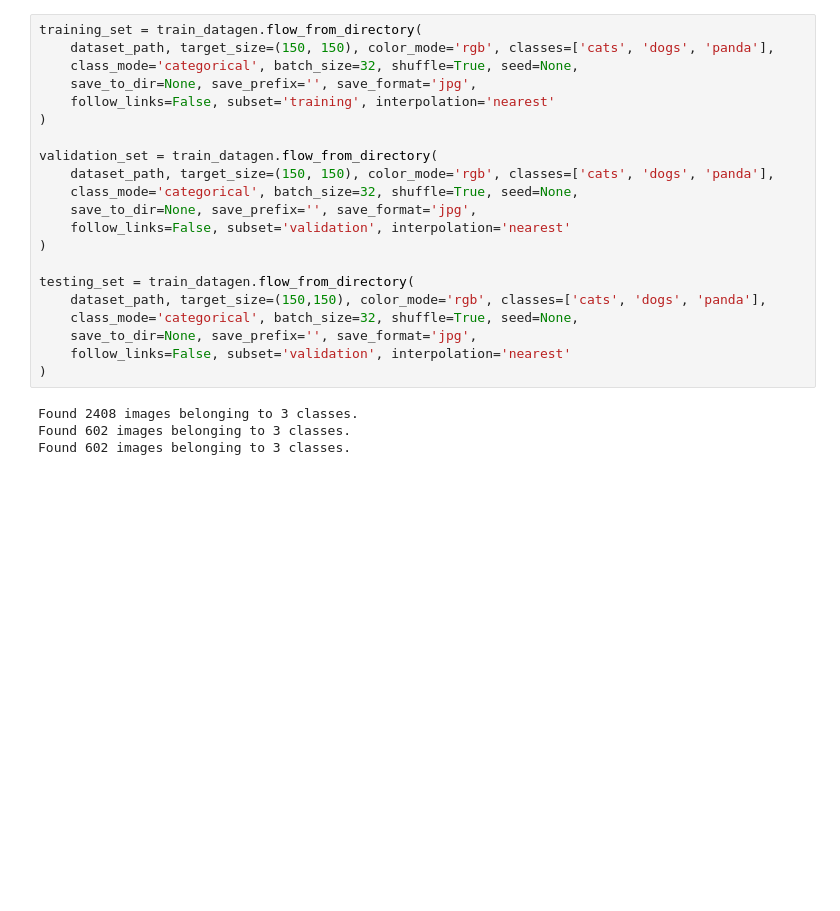
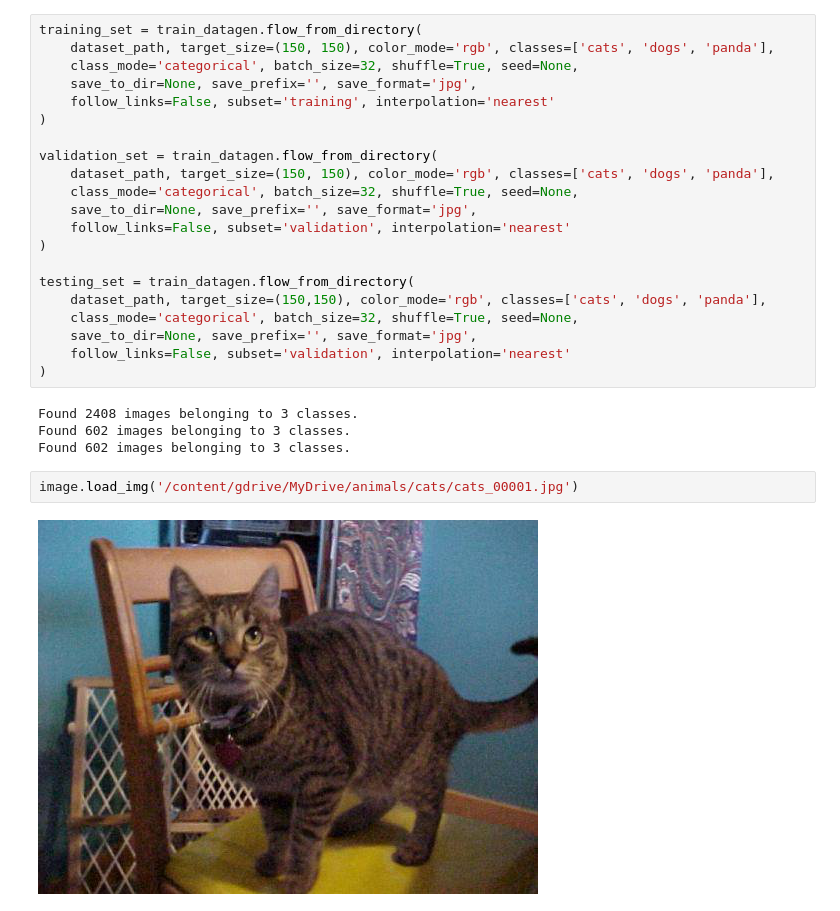
Before and after one commit to sampaiootiagoo/Etapa-Trainee-IEE-CIS, a Jupyter notebook: periodo5.ipynb, the cells around one changed output. Cells and saved outputs as stored; diff of their text form; blank space fills up the shorter version.

```diff
--- a/periodo5.ipynb
+++ b/periodo5.ipynb
@@ -164,3 +165,7 @@ testing_set = train_datagen.flow_from_directory(
 Found 2408 images belonging to 3 classes.
 Found 602 images belonging to 3 classes.
 Found 602 images belonging to 3 classes.
+# %%
+image.load_img('/content/gdrive/MyDrive/animals/cats/cats_00001.jpg')
+# %% [output]
+[figure, added]
```
Also changed, not shown: parts of 19 cells of this notebook.
